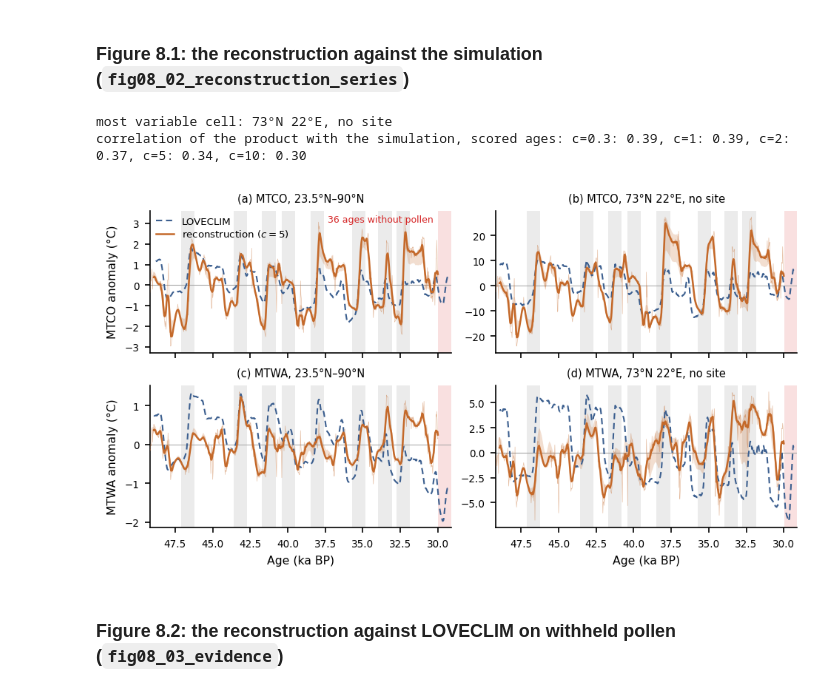
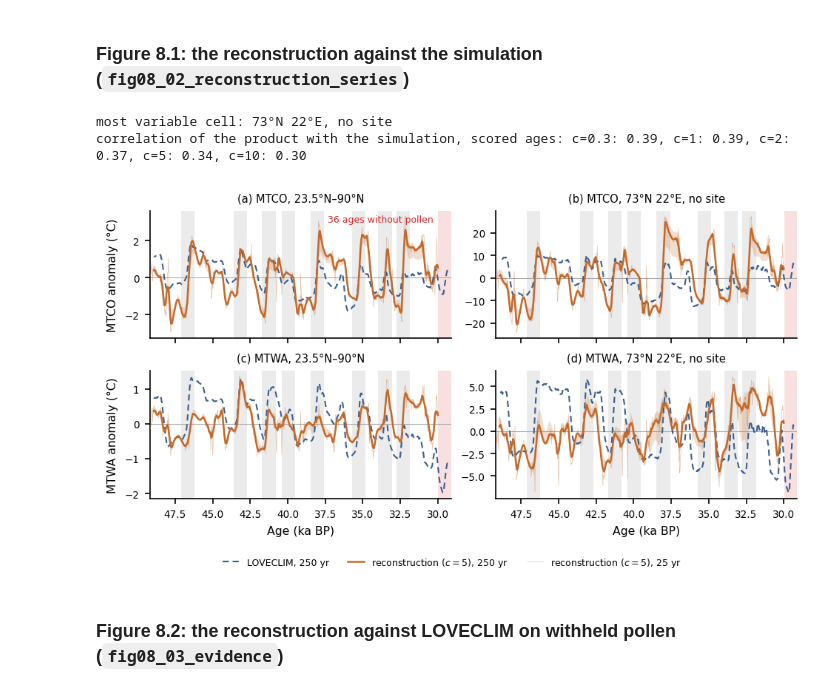
Before and after one commit to evgeni-g-georgiev/sparse_paleoclimate_field_reconstruction, a Jupyter notebook: notebooks/final_results.ipynb, the cells around one changed output. Cells and saved outputs as stored; diff of their text form; code cells hidden in the pictures.

Commit message:
docs(notebook): label the 25 and 250 yr curves in Figure 8.1

```diff
--- a/notebooks/final_results.ipynb
+++ b/notebooks/final_results.ipynb
@@ -1187,41 +1187,42 @@ for r, channel in enumerate(VARS):
                        color="0.92", lw=0, zorder=0)
         band = np.array([smooth(take(post[j, :, r])) for j in range(len(b_scales))])
         sim_s, x = smooth(take(sim[:, r])), ages / 1000
         ax.axhline(0.0, color="0.65", lw=0.5, zorder=1)
         ax.fill_between(x, band.min(axis=0) * gap, band.max(axis=0) * gap, color=PRODUCT_C,
                         alpha=0.22, lw=0, zorder=2)
+        ax.plot(x, sim_s * np.where(edge, 1.0, np.nan), color=SIM_C, lw=1.0,
+                ls=(0, (4, 2.5)), zorder=4, label=f"LOVECLIM, {SMOOTH_YR:g} yr")
+        ax.plot(x, band[bi] * gap, color=PRODUCT_C, lw=1.2, zorder=5,
+                label=f"reconstruction ($c = {b_ref:g}$), {SMOOTH_YR:g} yr")
         ax.plot(x, take(post[bi, :, r]) * np.where(scored, 1.0, np.nan), color=PRODUCT_C,
-                lw=0.3, alpha=0.45, zorder=3)
-        ax.plot(x, sim_s * np.where(edge, 1.0, np.nan), color=SIM_C, lw=1.0,
-                ls=(0, (4, 2.5)), zorder=4, label="LOVECLIM")
-        ax.plot(x, band[bi] * gap, color=PRODUCT_C, lw=1.2, zorder=5,
-                label=f"reconstruction ($c = {b_ref:g}$)")
+                lw=0.3, alpha=0.45, zorder=3,
+                label=f"reconstruction ($c = {b_ref:g}$), {step_yr:g} yr")
         ax.set_title(f"({'acbd'[2 * c + r]}) {channel.upper()}, {where}", fontsize=7.0)
         if c == 0:
             ax.set_ylabel(f"{channel.upper()} anomaly (°C)")
         if r == len(VARS) - 1:
             ax.set_xlabel("Age (ka BP)")
-axes[0, 0].legend(loc="upper left", frameon=False, handlelength=1.8, borderpad=0.1,
-                  labelspacing=0.2, fontsize=6.4)
+fig.legend(*axes[0, 0].get_legend_handles_labels(), loc="outside lower center", ncols=3,
+           frameon=False, handlelength=1.8, fontsize=6.0)
 axes[0, 0].set_xlim(ages.max() / 1000, ages.min() / 1000)
 if prior_only.any():
     for ax in axes.ravel():
         ax.axvspan(ages[prior_only].min() / 1000, ages[prior_only].max() / 1000,
                    color="C3", alpha=0.14, lw=0, zorder=0)
     axes[0, 0].annotate(f"{int(prior_only.sum())} ages without pollen",
                         xy=(ages[prior_only].max() / 1000, 0.97),
                         xycoords=("data", "axes fraction"), textcoords="offset points",
                         xytext=(-3, 0), fontsize=6.0, color="C3", ha="right", va="top")
 save(fig, "fig08_02_reconstruction_series")
 
 print(f"most variable cell: {places[1][0]}")
 print("correlation of the product with the simulation, scored ages: "
       + ", ".join(f"c={float(bb):g}: {np.corrcoef(post[j][scored].ravel(), sim[scored].ravel())[0, 1]:.2f}"
                   for j, bb in enumerate(b_scales)))
 # %% [output]
 most variable cell: 73°N 22°E, no site
 correlation of the product with the simulation, scored ages: c=0.3: 0.39, c=1: 0.39, c=2: 0.37, c=5: 0.34, c=10: 0.30
-[figure, old version]
+[figure, new version]
 # %% [markdown]
 ### Figure 8.2: the reconstruction against LOVECLIM on withheld pollen (`fig08_03_evidence`)
 # %%
```
